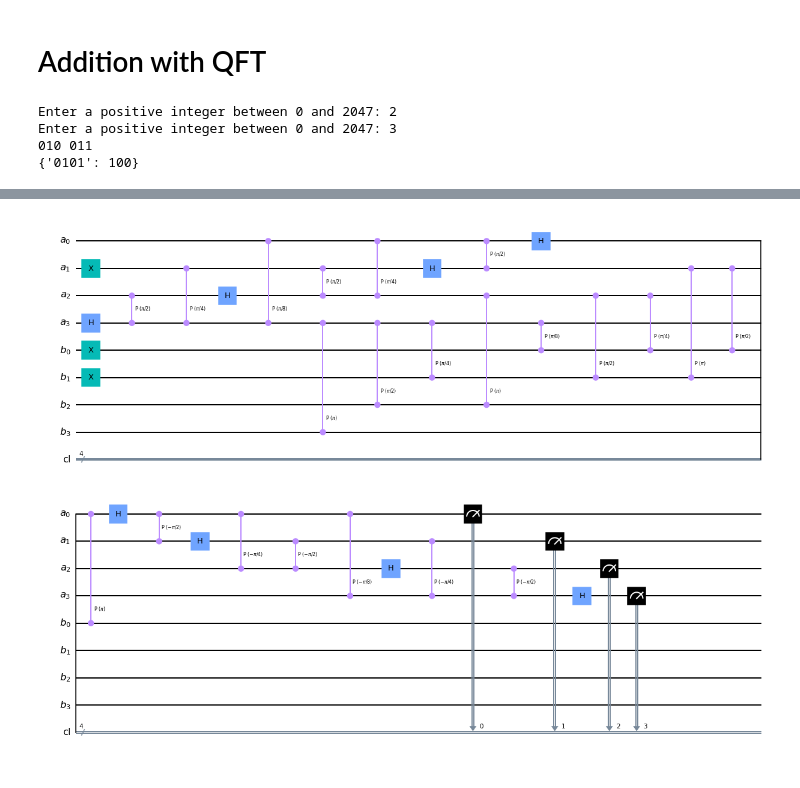
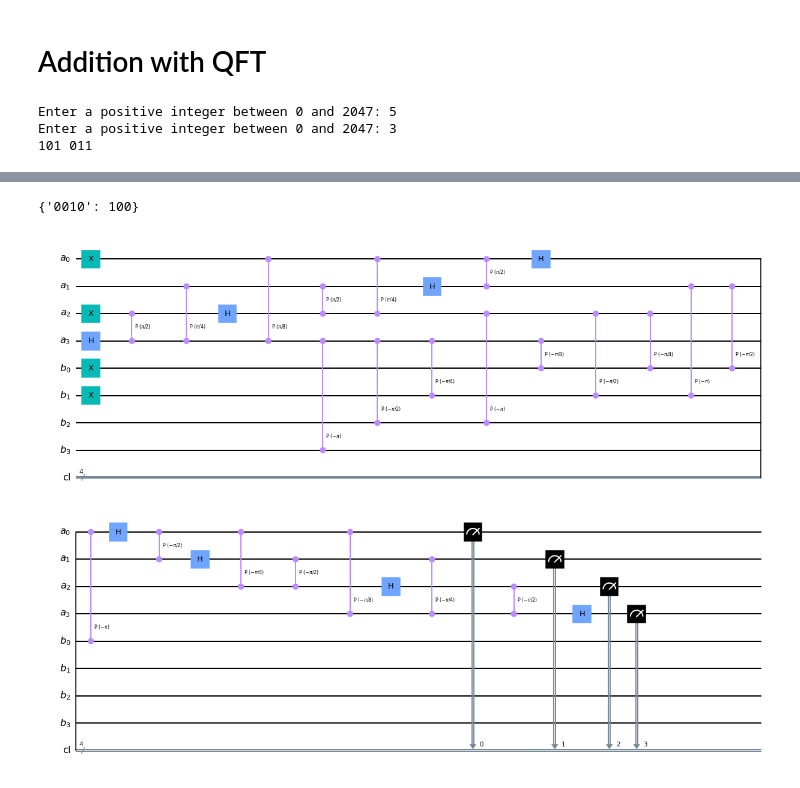
Before and after one commit to lmarza/QuantumDeskCalculator, a Jupyter notebook: deskCalculator.ipynb, the cells around one changed output, grey strips where cells are left out. Cells and saved outputs as stored; diff of their text form; code cells hidden in the pictures.

Commit message:
implemented QFT subtractor

```diff
--- a/deskCalculator.ipynb
+++ b/deskCalculator.ipynb
@@ -262,0 +272,9 @@ def add(first, second, n, a, b, cl, qc):
+# %%
+def evolveQFTStateSubtract(qc, reg_a, reg_b, n, pie):
+    # Evolves the state |F(ψ(reg_a))> to |F(ψ(reg_a+reg_b))> using the quantum
+    # Fourier transform conditioned on the qubits of the reg_b.
+    # Apply repeated phase rotations with parameters being pi divided by
+    # increasing powers of two.
+
+    for i in range(n+1):
+        qc.cp(-1*pie/float(2**(i)), reg_b[n-i], reg_a[n])
@@ -290,11 +355,10 @@ b = QuantumRegister(n+1, "b")
 cl = ClassicalRegister(n+1, "cl")
 qc = QuantumCircuit(a, b, cl, name="qc")
 
-add(first, second, l1, a, b, cl, qc)
-
+#add(first, second, l1, a, b, cl, qc)
+subtract(first,second,l1,a,b,cl,qc)
 qc.draw('mpl')
 # %% [output]
-Enter a positive integer between 0 and 2047: 2
+Enter a positive integer between 0 and 2047: 5
 Enter a positive integer between 0 and 2047: 3
-010 011
-{'0101': 100}
+101 011
@@ -301 +366,2 @@ Enter a positive integer between 0 and 2047: 3
+{'0010': 100}
-[figure, old version]
+[figure, new version]
```
Also changed, not shown: parts of 8 cells of this notebook.
